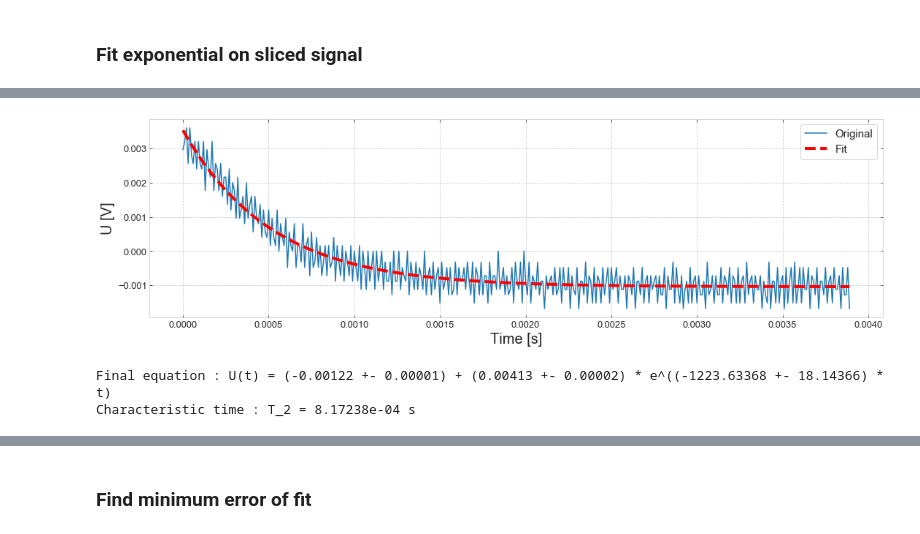
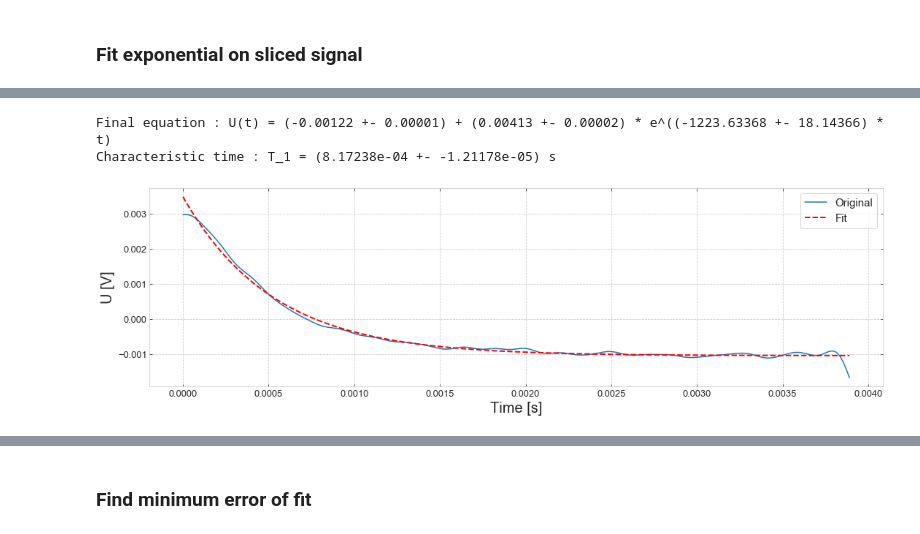
Before and after one commit to masterdesky/ELTE-applied-physics-2019, a Jupyter notebook: II. Optical Pumping/notebooks/opu.ipynb, the cells around one changed output, grey strips where cells are left out. Saved outputs shown, nothing was run; the diff lists cells and outputs as text; code cells hidden in the pictures.

```diff
--- a/II. Optical Pumping/notebooks/opu.ipynb
+++ b/II. Optical Pumping/notebooks/opu.ipynb
@@ -544,8 +548,8 @@ axisticksize = 13
 
 colors = ['tab:blue', 'tab:olive']
 for idx, file in enumerate(['earth_mag_T.csv', 'earth_mag_1.csv']):
-    time, values, header = read_data_files(file=OPU_dir + file)
-    axes[idx].plot(time, values, color=colors[idx])
+    time_mag, values_mag, header = read_data_files(file=OPU_dir + file)
+    axes[idx].plot(time_mag, values_mag, color=colors[idx])
 
     axes[idx].set_title('CH{0}'.format(idx+1), fontsize=titlesize, fontweight='bold')
     axes[idx].set_xlabel('Time [s]', fontsize=axislabelsize)
@@ -567,15 +598,15 @@ titlesize = 20
 axislabelsize = 20
 axisticksize = 13
 
-time, values, header = read_data_files(file=OPU_dir + 'earth_mag_1.csv')
+time_mag, values_mag, _ = read_data_files(file=OPU_dir + 'earth_mag_1.csv')
 
 lower = 960
 upper = 1350
-time_var = np.array(time[lower:upper])
-time_var -= np.min(time_var)
-values_var = np.array(values[lower:upper])
+time_mag_var = np.array(time_mag[lower:upper])
+time_mag_var -= np.min(time_mag_var)
+values_mag_var = np.array(values_mag[lower:upper])
 
-axes.plot(time_var, values_var, color='tab:olive')
+axes.plot(time_mag_var, values_mag_var, color='tab:olive')
 
 axes.set_xlabel('Time [s]', fontsize=axislabelsize)
 axes.set_ylabel('U [V]', fontsize=axislabelsize)
@@ -595,7 +626,7 @@ fc_var = 5000
 w_var = fc_var / (fs / 2)
 # Butterworth filter
 b_var, a_var = signal.butter(5, w_var, 'low')
-output_var = signal.filtfilt(b_var, a_var, values_var)
+output_mag_var = signal.filtfilt(b_var, a_var, values_mag_var)
 # %%
 fig, axes = plt.subplots(figsize=(18,5))
 
@@ -632,34 +685,36 @@ Characteristic time : T_2 = 6.36665e-04 s
+# %%
+p0 = value_prep(time=time_mag_var, values=output_mag_var, prep=10, offset=0)
+popt, pcov = curve_fit(fit_func, time_mag_var, output_mag_var, p0=p0)
+perr = np.sqrt(np.diag(pcov))
+
+print(b1 + 'Final equation' + b0 + (' : U(t) = ({0:.5f} +- {1:.5f}) + ' +
+                                              '({2:.5f} +- {3:.5f}) * ' +
+                                              'e^(({4:.5f} +- {5:.5f}) * t)').format(p0[0], perr[0],
+                                                                                     p0[1], perr[1],
+                                                                                     p0[2], perr[2]))
+chart = -1/p0[2]
+perr_chart = (perr[2]/p0[2]) * chart
+print(b1 + 'Characteristic time' + b0 + ' : T_1 = ({0:.5e} +- {1:.5e}) s'.format(chart, perr_chart))
+# %% [output]
+Final equation : U(t) = (-0.00122 +- 0.00001) + (0.00413 +- 0.00002) * e^((-1223.63368 +- 18.14366) * t)
+Characteristic time : T_1 = (8.17238e-04 +- -1.21178e-05) s
 # %%
 nrows = 1
 ncols = 1
 fig, axes = plt.subplots(nrows=nrows, ncols=ncols, figsize=(18,5))
 
 axislabelsize = 20
 axisticksize = 13
 
-axes.plot(time_var, values_var, label='Original')
-axes.plot(time_var, fit_func(time_var, *popt),
-          c='red', linestyle='--', lw=4, label='Fit', zorder=2)
+axes.plot(time_mag_var, output_mag_var, label='Original')
+axes.plot(time_mag_var, fit_func(time_mag_var, *popt),
+          c='red', linestyle='--', lw=2, label='Fit', zorder=2)
 
 axes.set_xlabel('Time [s]', fontsize=axislabelsize)
 axes.set_ylabel('U [V]', fontsize=axislabelsize)
 axes.tick_params(axis='both', which='major', labelsize=axisticksize)
 
 plt.legend(loc='upper right', fontsize=legendsize)
 plt.show()
 # %% [output]
-[figure, old version]
+[figure, new version]
-# %%
-p0 = value_prep(time=time_var, values=output_var, prep=10, offset=0)
-popt, pcov = curve_fit(fit_func, time_var, output_var, p0=p0)
-perr = np.sqrt(np.diag(pcov))
-
-print(b1 + 'Final equation' + b0 + (' : U(t) = ({0:.5f} +- {1:.5f}) + ' +
-                                              '({2:.5f} +- {3:.5f}) * ' +
-                                              'e^(({4:.5f} +- {5:.5f}) * t)').format(p0[0], perr[0],
-                                                                                     p0[1], perr[1],
-                                                                                     p0[2], perr[2]))
-print(b1 + 'Characteristic time' + b0 + ' : T_2 = {0:.5e} s'.format(-1/p0[2]))
-# %% [output]
-Final equation : U(t) = (-0.00122 +- 0.00001) + (0.00413 +- 0.00002) * e^((-1223.63368 +- 18.14366) * t)
-Characteristic time : T_2 = 8.17238e-04 s
```
Also changed, not shown: parts of 12 cells of this notebook, 2 other files.
